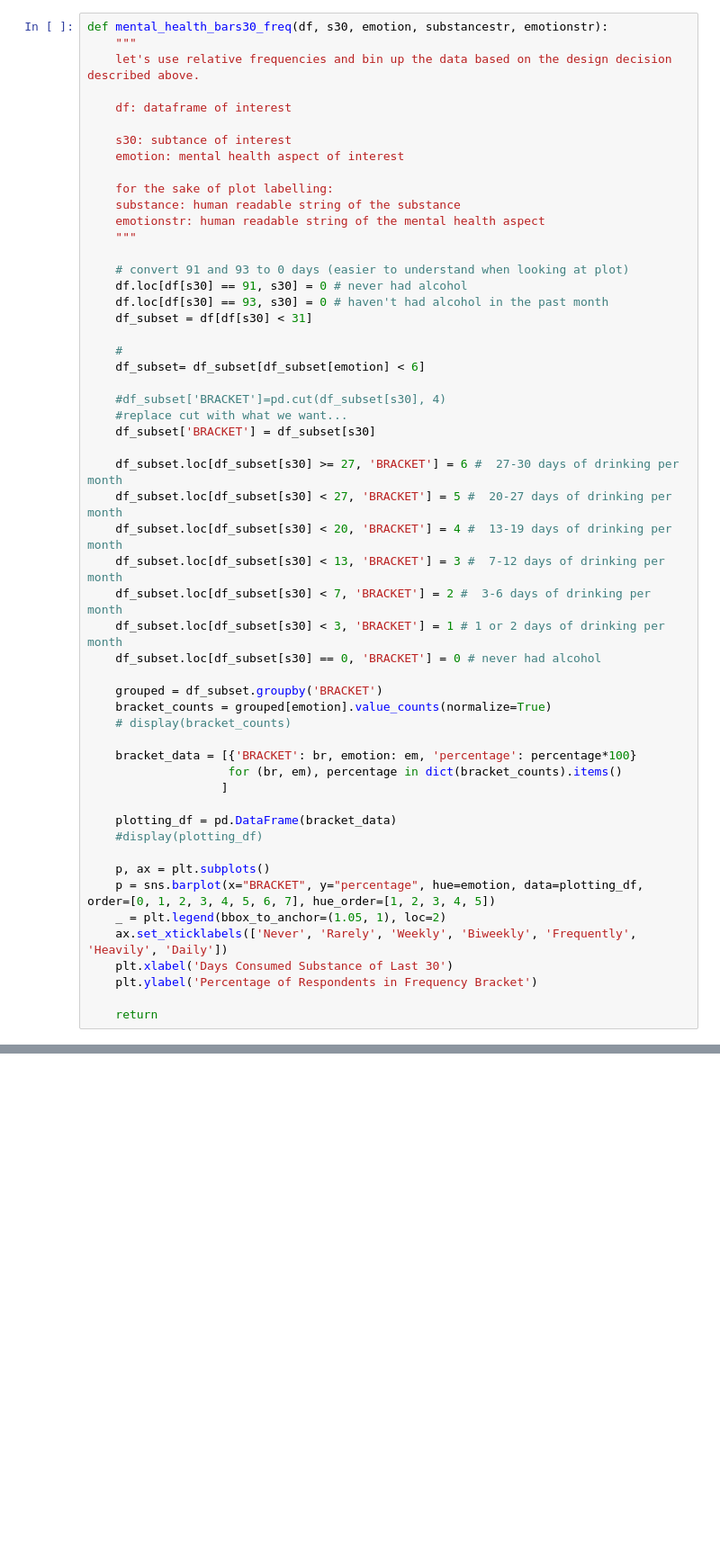
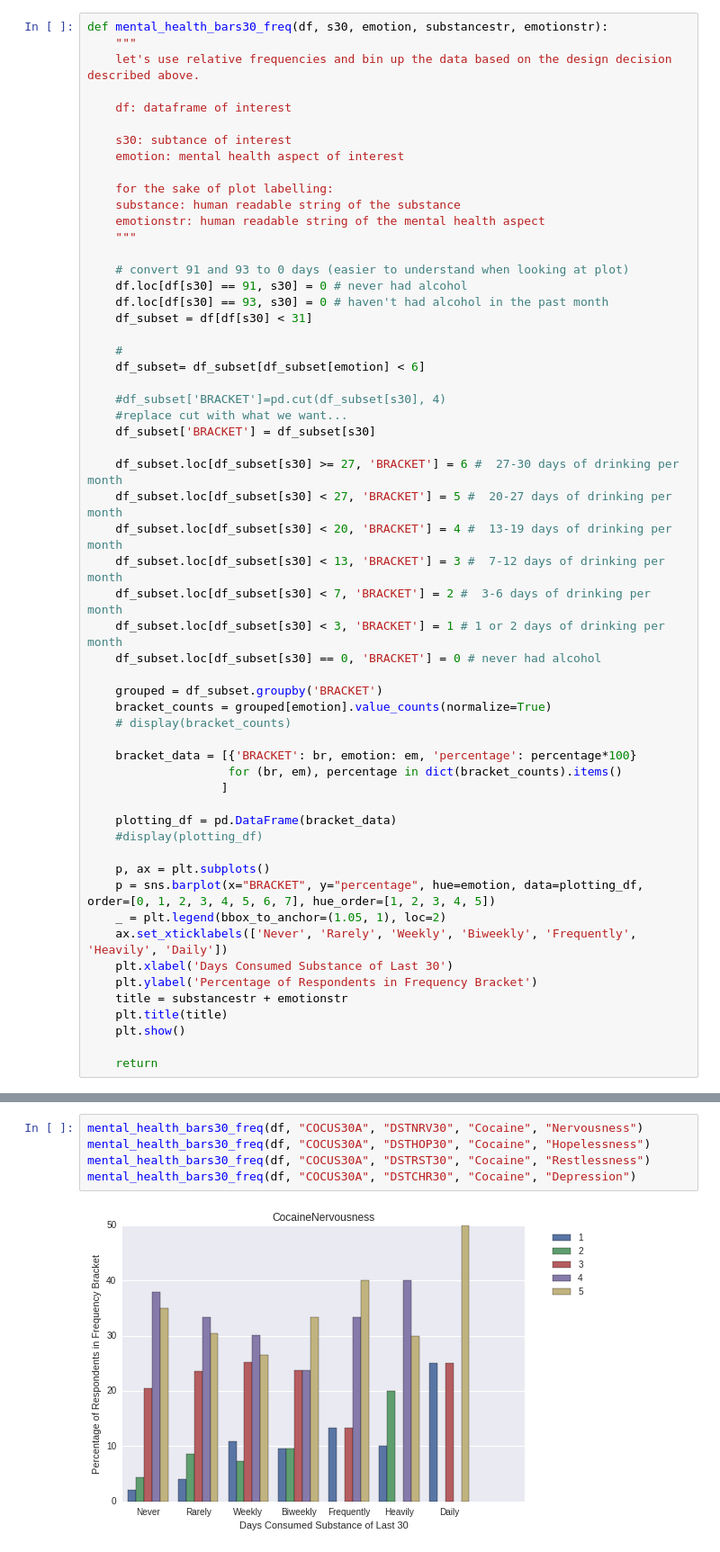
Before and after one commit to greenteawarrior/DataScience16CTW, a Jupyter notebook: drugs_usage_health_intro.ipynb, the cells around one changed output, grey strips where cells are left out. Shown at 90% size. Cells and saved outputs as stored; diff of their text form; blank space fills up the shorter version.

```diff
--- a/drugs_usage_health_intro.ipynb
+++ b/drugs_usage_health_intro.ipynb
@@ -341,5 +341,8 @@ def mental_health_bars30_freq(df, s30, emotion, substancestr, emotionstr):
     ax.set_xticklabels(['Never', 'Rarely', 'Weekly', 'Biweekly', 'Frequently', 'Heavily', 'Daily'])
     plt.xlabel('Days Consumed Substance of Last 30')
     plt.ylabel('Percentage of Respondents in Frequency Bracket')
+    title = substancestr + emotionstr
+    plt.title(title)
+    plt.show()
 
     return
@@ -351,0 +349,7 @@ mental_health_bars30_freq(df, "COCUS30A", "DSTNRV30", "Cocaine", "Nervousness")
+# %%
+mental_health_bars30_freq(df, "COCUS30A", "DSTNRV30", "Cocaine", "Nervousness")
+mental_health_bars30_freq(df, "COCUS30A", "DSTHOP30", "Cocaine", "Hopelessness")
+mental_health_bars30_freq(df, "COCUS30A", "DSTRST30", "Cocaine", "Restlessness")
+mental_health_bars30_freq(df, "COCUS30A", "DSTCHR30", "Cocaine", "Depression")
+# %% [output]
+[figure, added]
```
Also changed, not shown: parts of 8 cells of this notebook, 1 other file.
